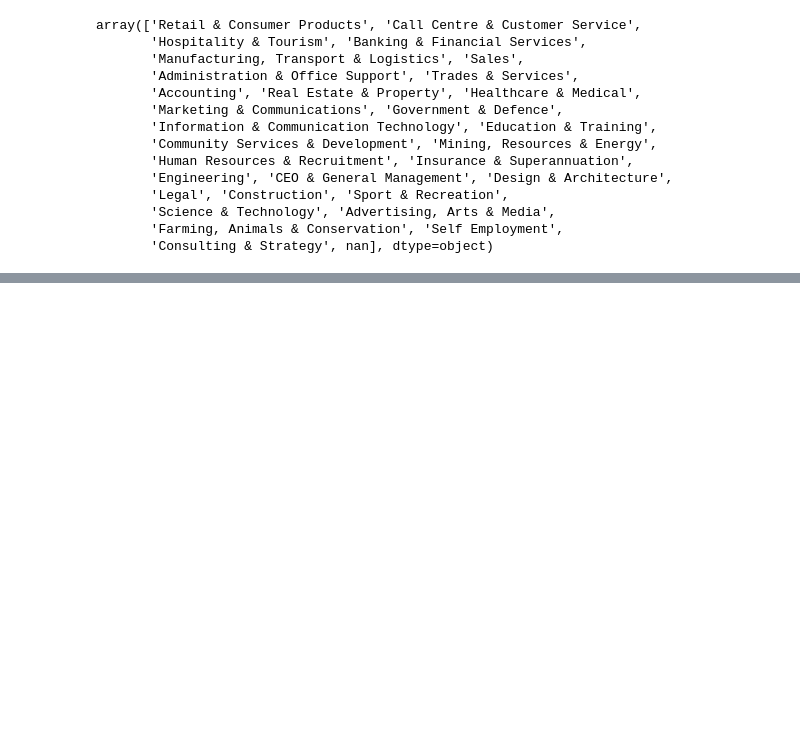
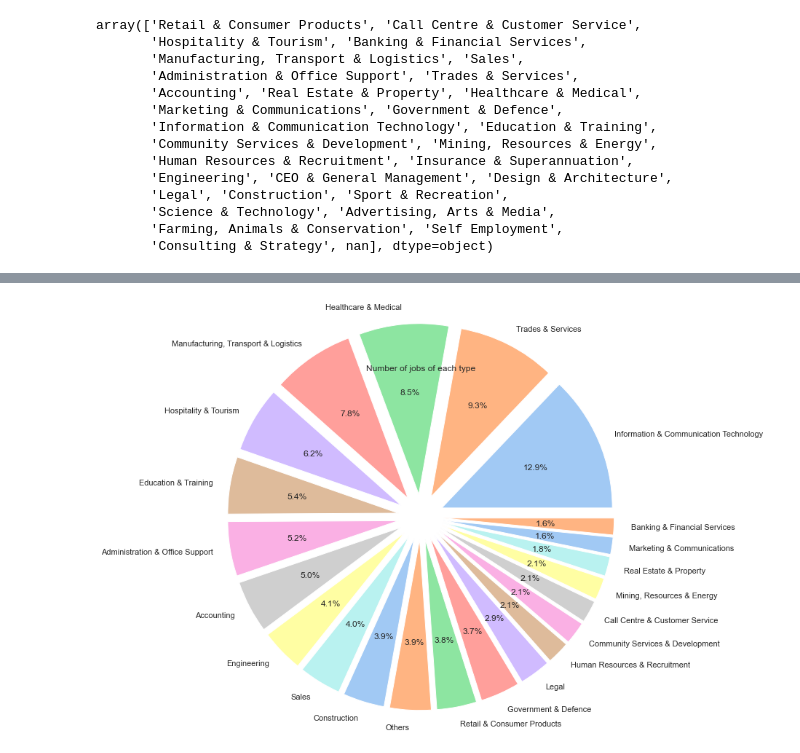
Before and after one commit to NguyenQuangHuy1305/DataAnalytics, a Jupyter notebook: assignment/assignment123.ipynb, the cells around one changed output, grey strips where cells are left out. Cells and saved outputs as stored; diff of their text form; code cells hidden in the pictures; blank space fills up the shorter version.

```diff
--- a/assignment/assignment123.ipynb
+++ b/assignment/assignment123.ipynb
@@ -468,0 +453,4 @@ AttributeError: 'Series' object has no attribute 'key'
+# %%
+# getting the Brisbane dataframe
+Brisbane_data=data.loc[data.Location=='Brisbane']
+Brisbane_data.head(5)
@@ -468,0 +464,14 @@ AttributeError: 'Series' object has no attribute 'key'
+# %%
+import numpy as np
+
+Brisbane_data.loc[Brisbane_data["Classification"] == "Self Employment", "Classification"] = "Others"
+Brisbane_data.loc[Brisbane_data["Classification"] == "Advertising, Arts & Media", "Classification"] = "Others"
+Brisbane_data.loc[Brisbane_data["Classification"] == "Farming, Animals & Conservation", "Classification"] = "Others"
+Brisbane_data.loc[Brisbane_data["Classification"] == "CEO & General Management", "Classification"] = "Others"
+Brisbane_data.loc[Brisbane_data["Classification"] == "Sport & Recreation", "Classification"] = "Others"
+Brisbane_data.loc[Brisbane_data["Classification"] == "Science & Technology", "Classification"] = "Others"
+Brisbane_data.loc[Brisbane_data["Classification"] == "Consulting & Strategy"] = "Others"
+Brisbane_data.loc[Brisbane_data["Classification"] == "Design & Architecture"] = "Others"
+Brisbane_data.loc[Brisbane_data["Classification"] == "Insurance & Superannuation"] = "Others"
+
+Brisbane_data.head(5)
@@ -468,0 +490,16 @@ AttributeError: 'Series' object has no attribute 'key'
+# %%
+# get the index (classification) and the values (classification count) from the Brisbane_data panda series
+Brisbane_job_sectors=Brisbane_data.Classification.value_counts().sort_values(ascending=False).index
+Brisbane_job_sectors_count=Brisbane_data.Classification.value_counts().sort_values(ascending=False).values
+# %%
+#define Seaborn color palette to use
+colors = sns.color_palette('pastel')[0:30]
+
+# which slice explode by how much
+explode = (0.2,0.2,0.2,0.2,0.2,0.2,0.2,0.2,0.2,0.2,0.2,0.2,0.2,0.2,0.2,0.2,0.2,0.2,0.2,0.2,0.2,0.2)
+
+plt.pie(Brisbane_job_sectors_count, labels=Brisbane_job_sectors, autopct='%1.1f%%', colors=colors, radius=1.5, explode=explode)
+plt.title("Number of jobs of each type")
+plt.show()
+# %% [output]
+[figure, added]
```
Also changed, not shown: parts of 18 cells of this notebook, 1 other file.
